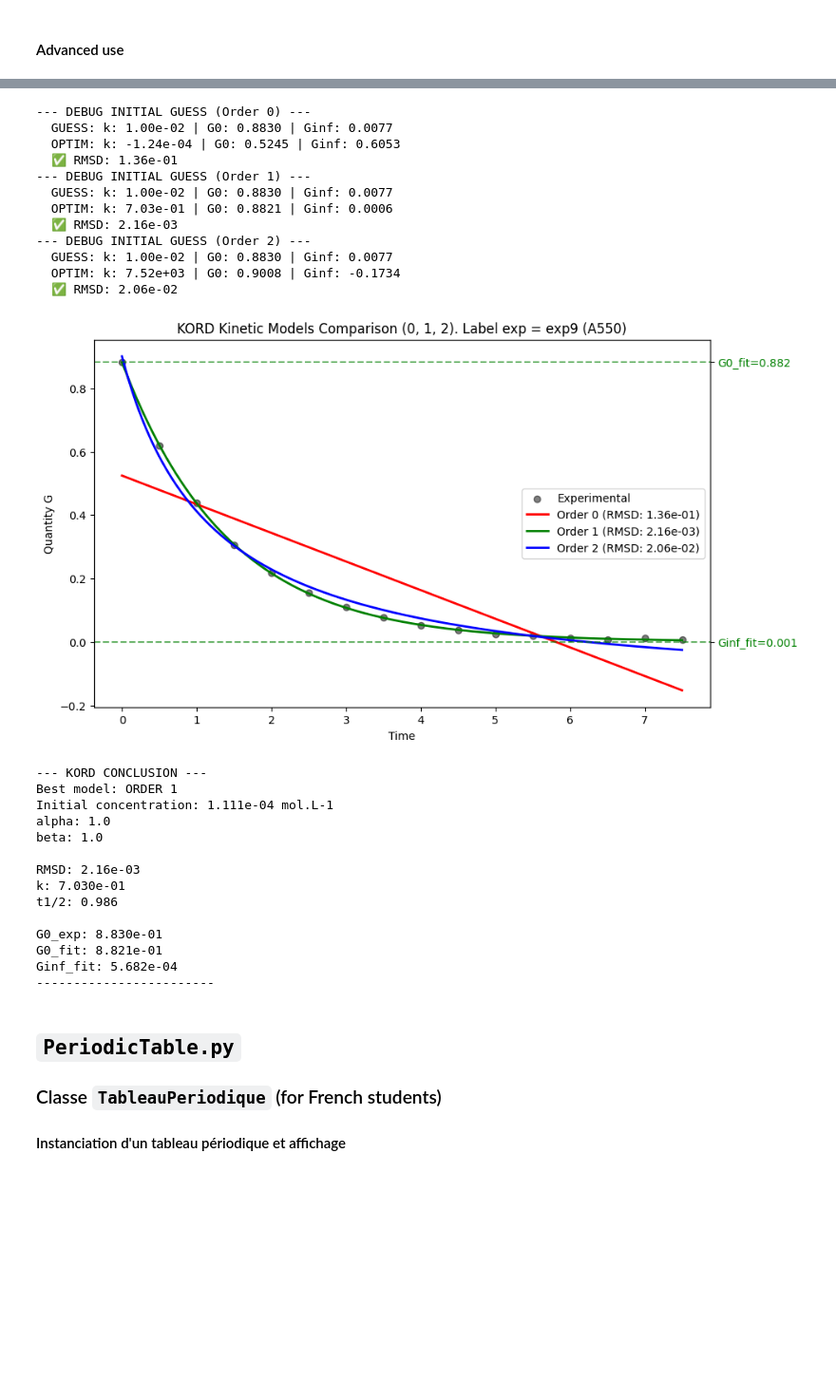
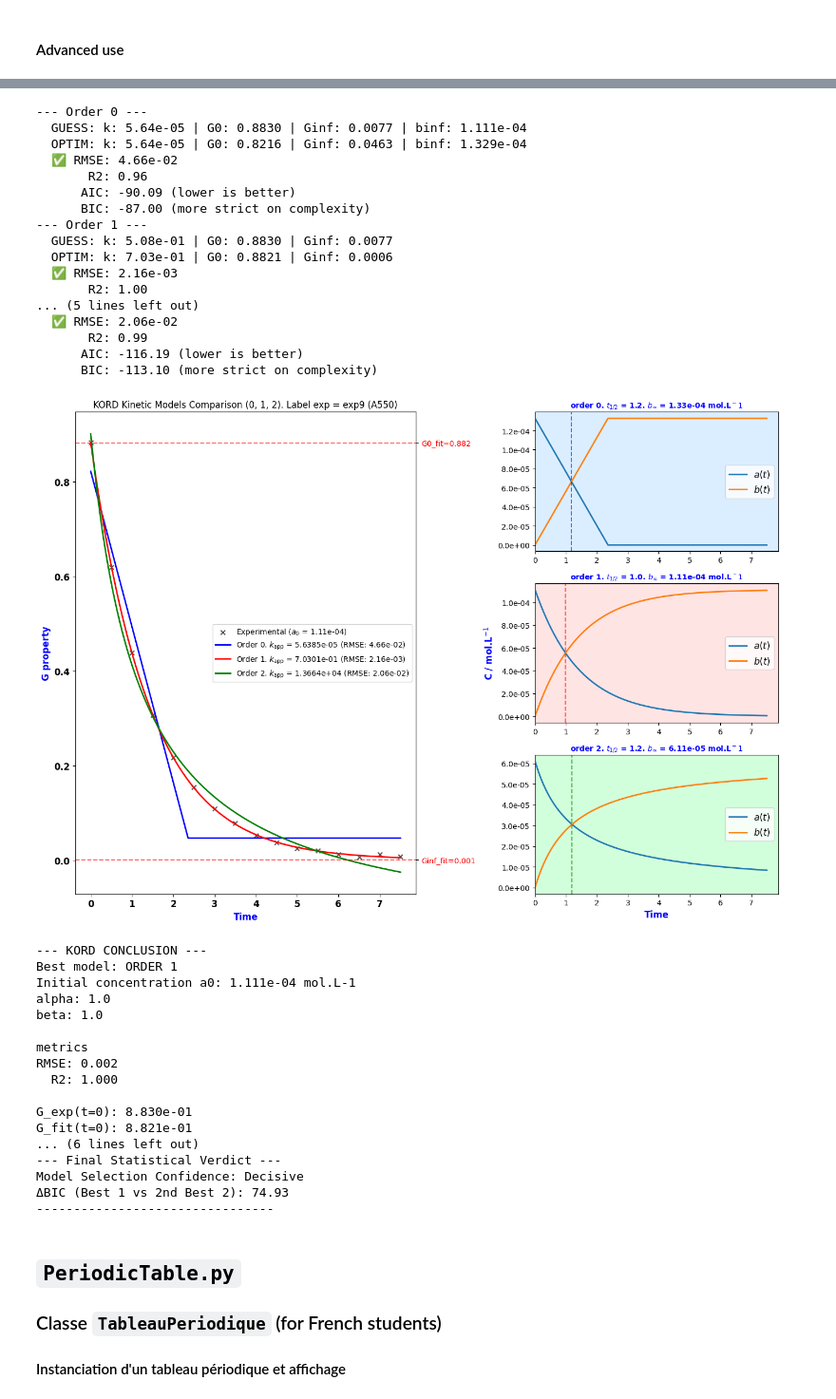
Before and after one commit to rpoteau/pyphyschemtools, a Jupyter notebook: Examples.ipynb, the cells around one changed output, grey strips where cells are left out. Shown at 95% size. Saved outputs shown, nothing was run; the diff lists cells and outputs as text; code cells hidden in the pictures; blank space fills up the shorter version.

```diff
--- a/Examples.ipynb
+++ b/Examples.ipynb
@@ -146,8 +157,10 @@ with the 'macrocycle' option
 # %%
 from pyphyschemtools import KORD
 
+# t, G, headers, parameters = KORD.load_from_excel('./data_examples/Kinetics/TestKORD.xlsx', exp_number=1)
 t, G, headers, parameters = KORD.load_from_excel('./data_examples/Kinetics/Example4Kord.xlsx', exp_number=9)
-study = KORD(t, G, headers, A0=parameters[0], alpha=parameters[1], beta=parameters[2], verbose=True)
+study = KORD(t, G, headers, a0=parameters[0], alpha=parameters[1], beta=parameters[2])
+# study.plot_all_fits("./data_examples/Kinetics/Example4Kord_exp9.svg")
 study.plot_all_fits()
 study.get_best_order()
 # %% [output]
@@ -157,47 +170,55 @@ Experiments detected: 9
 |  | t / mn | exp9 (A550) |
 | 3 | 0 | 0.882985 |
 | 4 | 0.5 | 0.618623 |
 | 5 | 1 | 0.438617 |
 | 6 | 1.5 | 0.306482 |
 | 7 | 2 | 0.217056 |
 | 8 | 2.5 | 0.153912 |
 | 9 | 3 | 0.108867 |
 | 10 | 3.5 | 0.077391 |
 | 11 | 4 | 0.051715 |
 | 12 | 4.5 | 0.036707 |
 | 13 | 5 | 0.023929 |
 | 14 | 5.5 | 0.019919 |
 | 15 | 6 | 0.011793 |
 | 16 | 6.5 | 0.005749 |
 | 17 | 7 | 0.011505 |
 | 18 | 7.5 | 0.007663 |
---- DEBUG INITIAL GUESS (Order 0) ---
-  GUESS: k: 1.00e-02 | G0: 0.8830 | Ginf: 0.0077
-  OPTIM: k: -1.24e-04 | G0: 0.5245 | Ginf: 0.6053
-  ✅ RMSD: 1.36e-01
---- DEBUG INITIAL GUESS (Order 1) ---
-  GUESS: k: 1.00e-02 | G0: 0.8830 | Ginf: 0.0077
+--- Order 0 ---
+  GUESS: k: 5.64e-05 | G0: 0.8830 | Ginf: 0.0077 | binf: 1.111e-04
+  OPTIM: k: 5.64e-05 | G0: 0.8216 | Ginf: 0.0463 | binf: 1.329e-04
+  ✅ RMSE: 4.66e-02
+       R2: 0.96
+      AIC: -90.09 (lower is better)
+      BIC: -87.00 (more strict on complexity)
+--- Order 1 ---
+  GUESS: k: 5.08e-01 | G0: 0.8830 | Ginf: 0.0077
   OPTIM: k: 7.03e-01 | G0: 0.8821 | Ginf: 0.0006
-  ✅ RMSD: 2.16e-03
---- DEBUG INITIAL GUESS (Order 2) ---
-  GUESS: k: 1.00e-02 | G0: 0.8830 | Ginf: 0.0077
-  OPTIM: k: 7.52e+03 | G0: 0.9008 | Ginf: -0.1734
-  ✅ RMSD: 2.06e-02
+  ✅ RMSE: 2.16e-03
+       R2: 1.00
+... (5 lines left out)
+  ✅ RMSE: 2.06e-02
+       R2: 0.99
+      AIC: -116.19 (lower is better)
+      BIC: -113.10 (more strict on complexity)
-[figure, old version]
+[figure, new version]
 --- KORD CONCLUSION ---
 Best model: ORDER 1
-Initial concentration: 1.111e-04 mol.L-1
+Initial concentration a0: 1.111e-04 mol.L-1
 alpha: 1.0
 beta: 1.0
 
-RMSD: 2.16e-03
-k: 7.030e-01
-t1/2: 0.986
+metrics
+RMSE: 0.002
+  R2: 1.000
 
-G0_exp: 8.830e-01
-G0_fit: 8.821e-01
-Ginf_fit: 5.682e-04
-------------------------
+G_exp(t=0): 8.830e-01
+G_fit(t=0): 8.821e-01
+... (6 lines left out)
+--- Final Statistical Verdict ---
+Model Selection Confidence: Decisive
+ΔBIC (Best 1 vs 2nd Best 2): 74.93
+--------------------------------
 # %% [markdown]
 ## `PeriodicTable.py`
 
```
Also changed, not shown: parts of 5 cells of this notebook, 30 other files.
